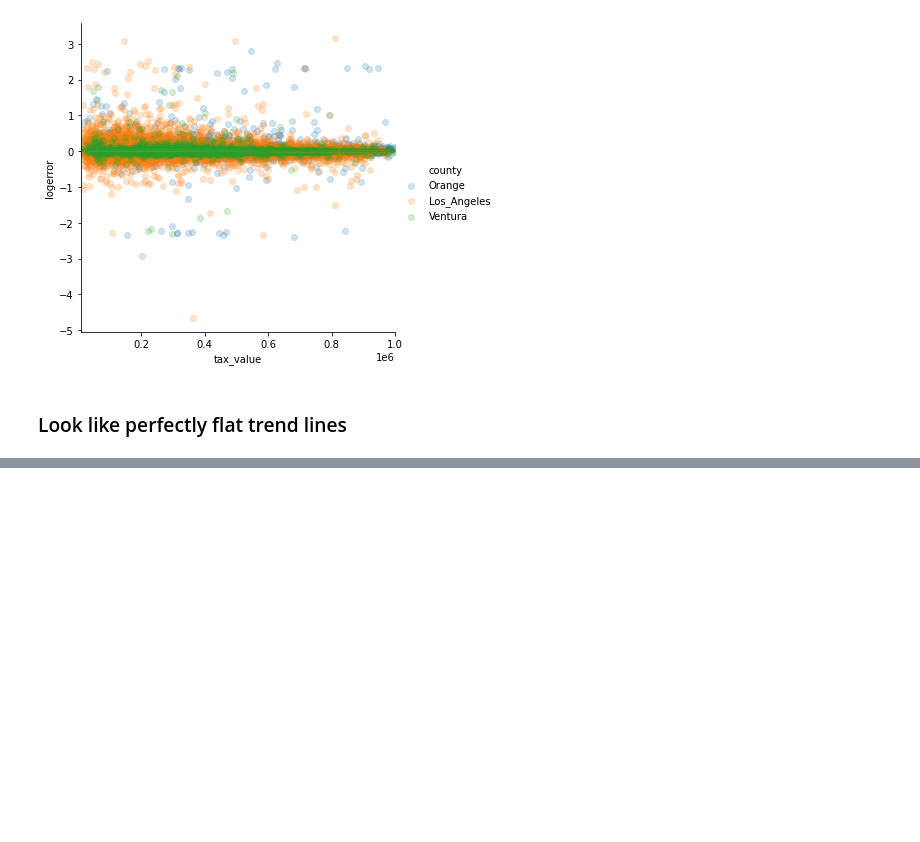
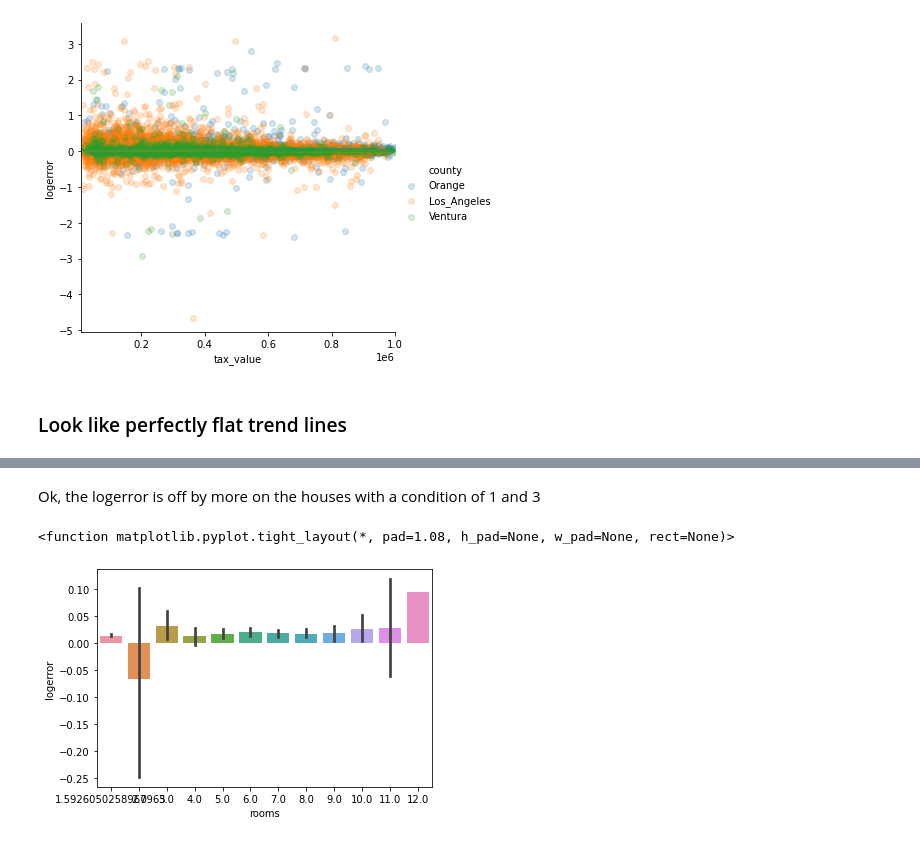
Before and after one commit to brianclements03/clustering, a Jupyter notebook: explore_zillow.ipynb, the cells around one changed output, grey strips where cells are left out. Saved outputs shown, nothing was run; the diff lists cells and outputs as text; code cells hidden in the pictures; blank space fills up the shorter version.

```diff
--- a/explore_zillow.ipynb
+++ b/explore_zillow.ipynb
@@ -463,0 +470,8 @@ train.head().T
+# %% [markdown]
+Ok, the logerror is off by more on the houses with a condition of 1 and 3
+# %%
+sns.barplot(x=train.rooms,y=train.logerror, data=train)
+plt.tight_layout
+# %% [output]
+<function matplotlib.pyplot.tight_layout(*, pad=1.08, h_pad=None, w_pad=None, rect=None)>
+[figure, added]
```
Also changed, not shown: parts of 26 cells of this notebook, 1 other file.
